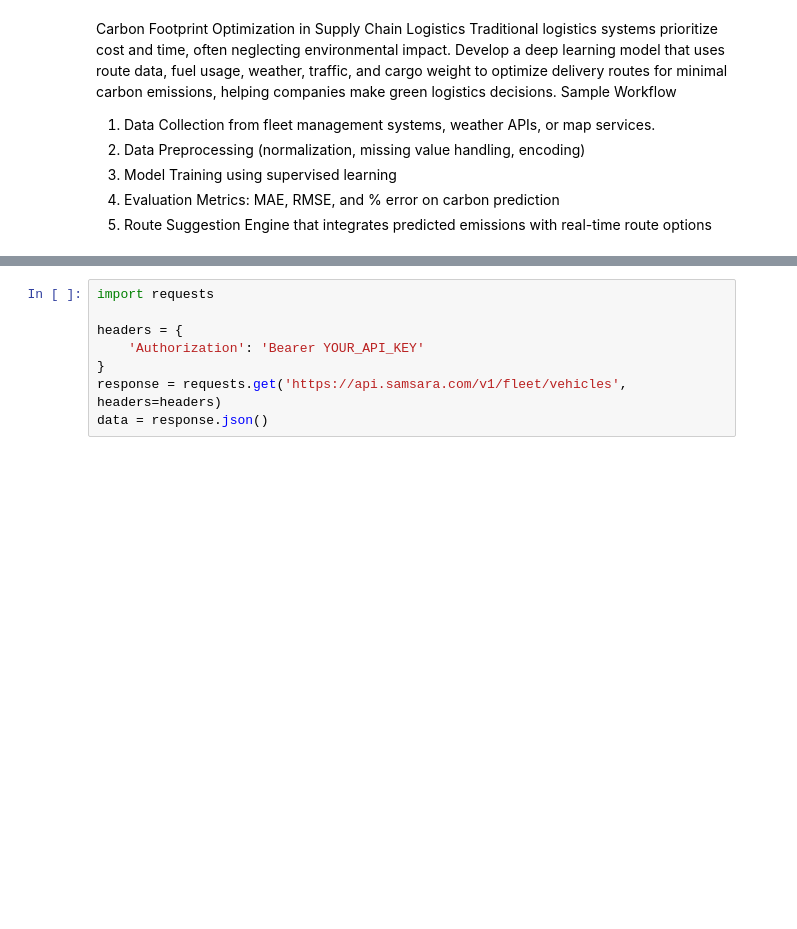
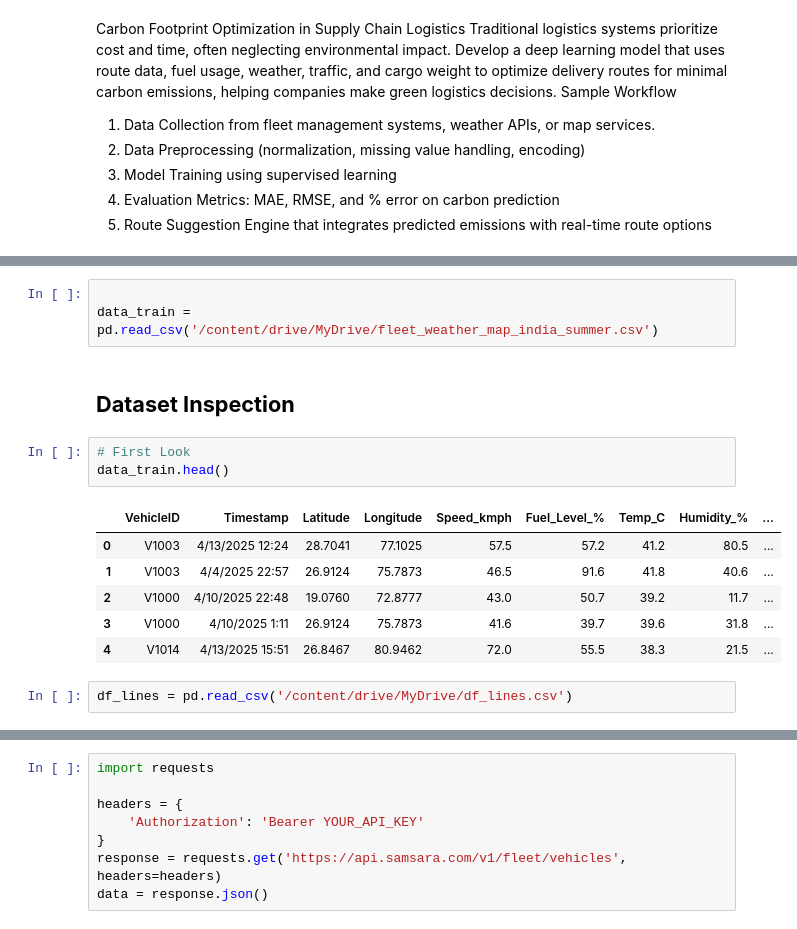
Before and after one commit to Creatrohit9/ICBP, a Jupyter notebook: Rohit_Bhadauriya_ICBP_2_0_solution_book_for_Supply_chain.ipynb, the cells around one changed output, grey strips where cells are left out. Cells and saved outputs as stored; diff of their text form; blank space fills up the shorter version.

```diff
--- a/Rohit_Bhadauriya_ICBP_2_0_solution_book_for_Supply_chain.ipynb
+++ b/Rohit_Bhadauriya_ICBP_2_0_solution_book_for_Supply_chain.ipynb
@@ -14,0 +44,17 @@ Sample Workflow
+# %%
+
+data_train = pd.read_csv('/content/drive/MyDrive/fleet_weather_map_india_summer.csv')
+# %% [markdown]
+## **Dataset Inspection**
+# %%
+# First Look
+data_train.head()
+# %% [output]
+|  | VehicleID | Timestamp | Latitude | Longitude | Speed_kmph | Fuel_Level_% | Temp_C | Humidity_% | ... |
+| 0 | V1003 | 4/13/2025 12:24 | 28.7041 | 77.1025 | 57.5 | 57.2 | 41.2 | 80.5 | ... |
+| 1 | V1003 | 4/4/2025 22:57 | 26.9124 | 75.7873 | 46.5 | 91.6 | 41.8 | 40.6 | ... |
+| 2 | V1000 | 4/10/2025 22:48 | 19.0760 | 72.8777 | 43.0 | 50.7 | 39.2 | 11.7 | ... |
+| 3 | V1000 | 4/10/2025 1:11 | 26.9124 | 75.7873 | 41.6 | 39.7 | 39.6 | 31.8 | ... |
+| 4 | V1014 | 4/13/2025 15:51 | 26.8467 | 80.9462 | 72.0 | 55.5 | 38.3 | 21.5 | ... |
+# %%
+df_lines = pd.read_csv('/content/drive/MyDrive/df_lines.csv')
```
Also changed, not shown: parts of 10 cells of this notebook.
